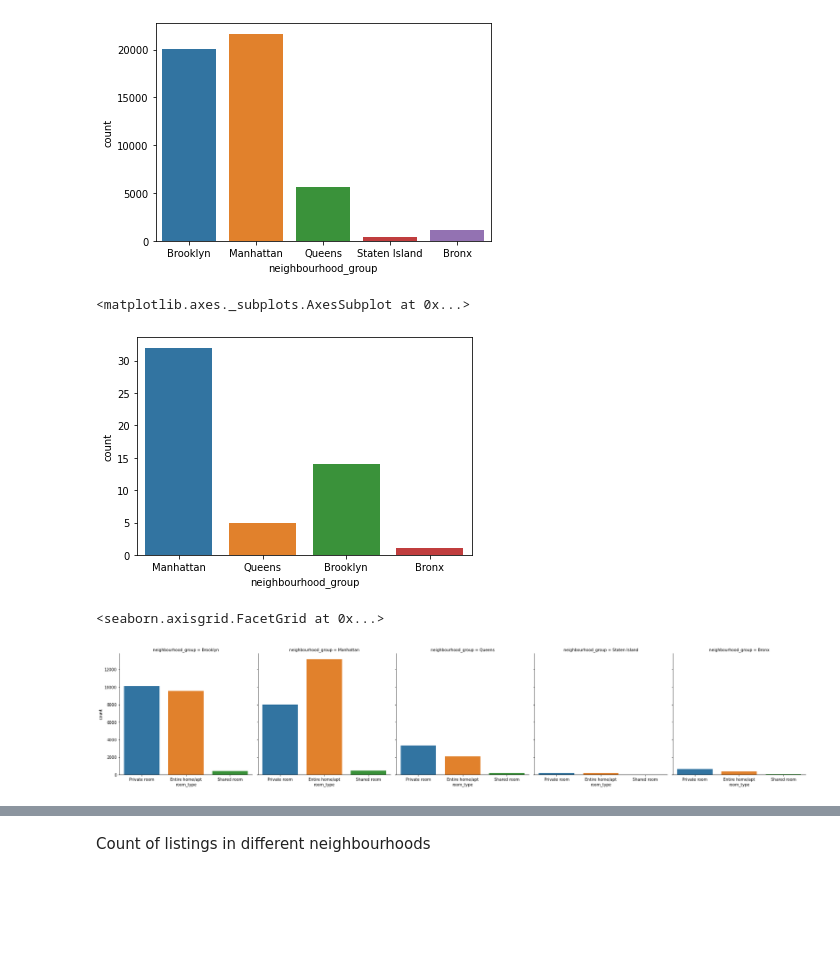
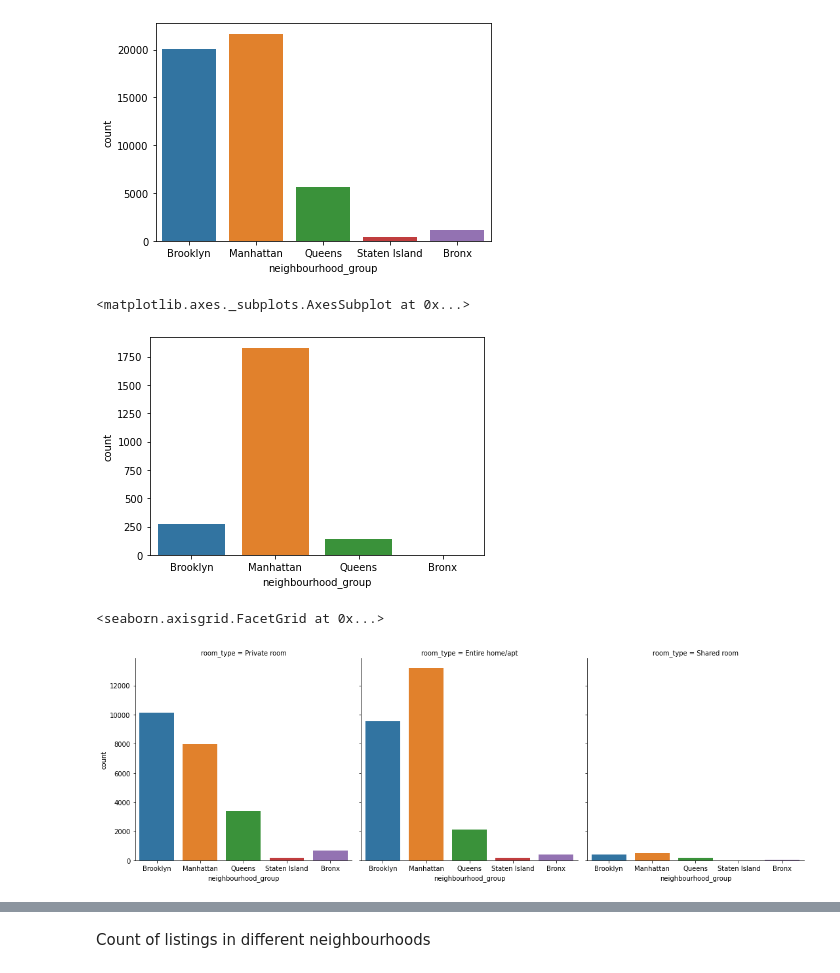
Before and after one commit to abdulaziz2208/Airbnb-Bookings-analysis, a Jupyter notebook: Airbnb_Bookings_Analysis_Capstone_Project.ipynb, the cells around one changed output, grey strips where cells are left out. Drawn from its saved outputs; the diff is of its cells as text; code cells hidden in the pictures; blank space fills up the shorter version.

```diff
--- a/Airbnb_Bookings_Analysis_Capstone_Project.ipynb
+++ b/Airbnb_Bookings_Analysis_Capstone_Project.ipynb
@@ -217,14 +230,12 @@ sns.countplot(data=df,x='neighbourhood_group')
 <matplotlib.axes._subplots.AxesSubplot at 0x...>
 [figure]
 # %%
-sns.countplot(data=df_top_host_by_neigb,x='neighbourhood_group',order=df_top_host_by_neigb['neighbourhood_group'].unique)
+sns.countplot(data=df[df['host_id'].isin(df_top_host.host_id)],x='neighbourhood_group')
 # %% [output]
 <matplotlib.axes._subplots.AxesSubplot at 0x...>
-[figure, old version]
+[figure, new version]
 # %%
-plt.subplot()
-sns.catplot(x="room_type",  col="neighbourhood_group",
-                data=df, kind="count")
+sns.catplot(data=df,x='neighbourhood_group',kind='count',col='room_type')
 # %% [output]
 <seaborn.axisgrid.FacetGrid at 0x...>
-[figure, old version]
+[figure, new version]
```
Also changed, not shown: parts of 14 cells of this notebook.
